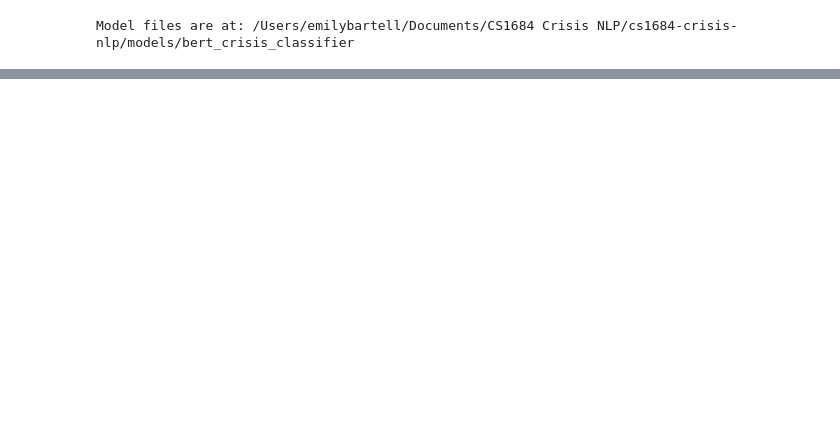
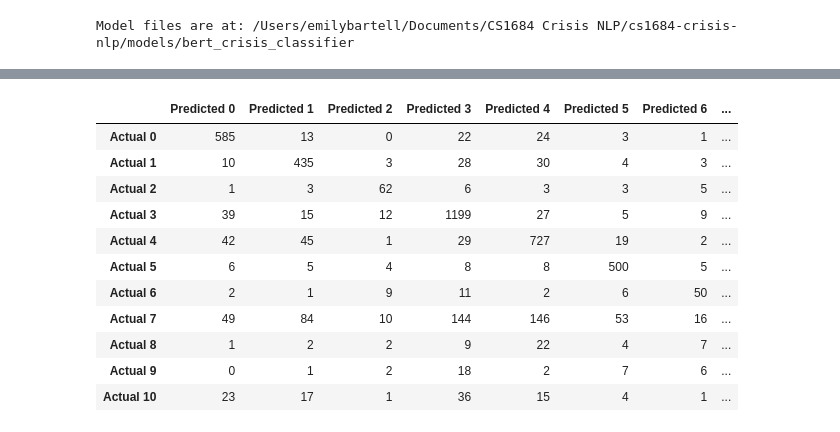
Before and after one commit to britneylu/cs1684-crisis-nlp, a Jupyter notebook: notebooks/04_bert_experiments.ipynb, the cells around one changed output, grey strips where cells are left out. Drawn from its saved outputs; the diff is of its cells as text; code cells hidden in the pictures; blank space fills up the shorter version.

Commit message:
Add BERT predictions and final evaluation results

```diff
--- a/notebooks/04_bert_experiments.ipynb
+++ b/notebooks/04_bert_experiments.ipynb
@@ -235,0 +291,54 @@ Model files are at: /Users/emilybartell/Documents/CS1684 Crisis NLP/cs1684-crisi
+# %%
+import pandas as pd
+from sklearn.metrics import (
+    accuracy_score,
+    precision_recall_fscore_support,
+    classification_report,
+    confusion_matrix
+)
+
+# Load saved test predictions
+test_predictions_df = pd.read_csv(
+    project_root / "outputs" / "bert_test_predictions.csv"
+)
+
+# Extract actual and predicted labels
+actual_test_labels = test_dataset.labels
+predicted_test_labels = test_predictions_df["prediction"].tolist()
+
+# Confirm matching lengths
+assert len(actual_test_labels) == len(predicted_test_labels)
+
+# Calculate metrics
+accuracy = accuracy_score(actual_test_labels, predicted_test_labels)
+
+precision, recall, f1, _ = precision_recall_fscore_support(
+    actual_test_labels,
+    predicted_test_labels,
+    average="macro",
+    zero_division=0
+)
+
+print("FINAL BERT TEST RESULTS")
+print("-----------------------")
+print(f"Test examples: {len(actual_test_labels)}")
+print(f"Accuracy: {accuracy:.4f}")
+print(f"Macro Precision: {precision:.4f}")
+print(f"Macro Recall: {recall:.4f}")
+print(f"Macro F1: {f1:.4f}")
+
+print("\nCLASSIFICATION REPORT")
+print(classification_report(
+    actual_test_labels,
+    predicted_test_labels,
+    digits=4,
+    zero_division=0
+))
+
+print("\nCONFUSION MATRIX")
+display(pd.DataFrame(
+    confusion_matrix(actual_test_labels, predicted_test_labels),
+    index=[f"Actual {i}" for i in range(11)],
+    columns=[f"Predicted {i}" for i in range(11)]
+))
+# %% [output]
@@ -235,0 +362,12 @@ Model files are at: /Users/emilybartell/Documents/CS1684 Crisis NLP/cs1684-crisi
+|  | Predicted 0 | Predicted 1 | Predicted 2 | Predicted 3 | Predicted 4 | Predicted 5 | Predicted 6 | ... |
+| Actual 0 | 585 | 13 | 0 | 22 | 24 | 3 | 1 | ... |
+| Actual 1 | 10 | 435 | 3 | 28 | 30 | 4 | 3 | ... |
+| Actual 2 | 1 | 3 | 62 | 6 | 3 | 3 | 5 | ... |
+| Actual 3 | 39 | 15 | 12 | 1199 | 27 | 5 | 9 | ... |
+| Actual 4 | 42 | 45 | 1 | 29 | 727 | 19 | 2 | ... |
+| Actual 5 | 6 | 5 | 4 | 8 | 8 | 500 | 5 | ... |
+| Actual 6 | 2 | 1 | 9 | 11 | 2 | 6 | 50 | ... |
+| Actual 7 | 49 | 84 | 10 | 144 | 146 | 53 | 16 | ... |
+| Actual 8 | 1 | 2 | 2 | 9 | 22 | 4 | 7 | ... |
+| Actual 9 | 0 | 1 | 2 | 18 | 2 | 7 | 6 | ... |
+| Actual 10 | 23 | 17 | 1 | 36 | 15 | 4 | 1 | ... |
```
Also changed, not shown: parts of 6 cells of this notebook, 5 other files.
